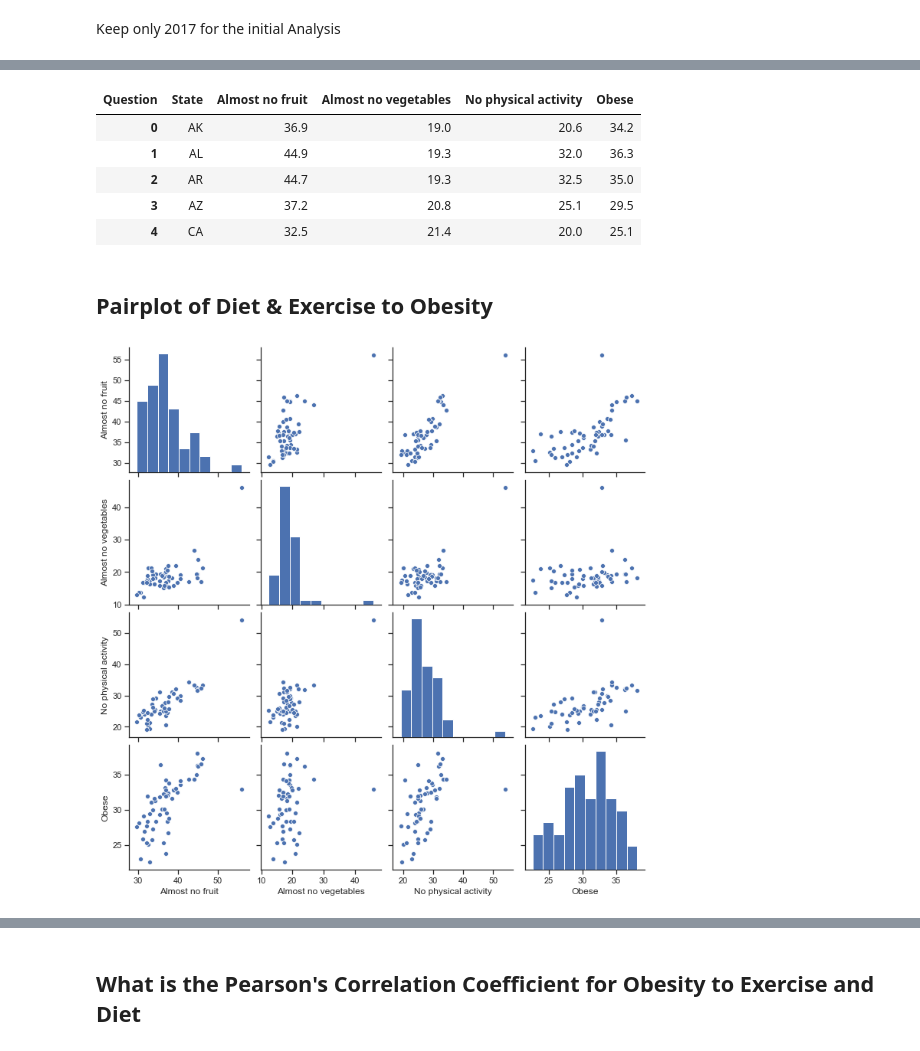
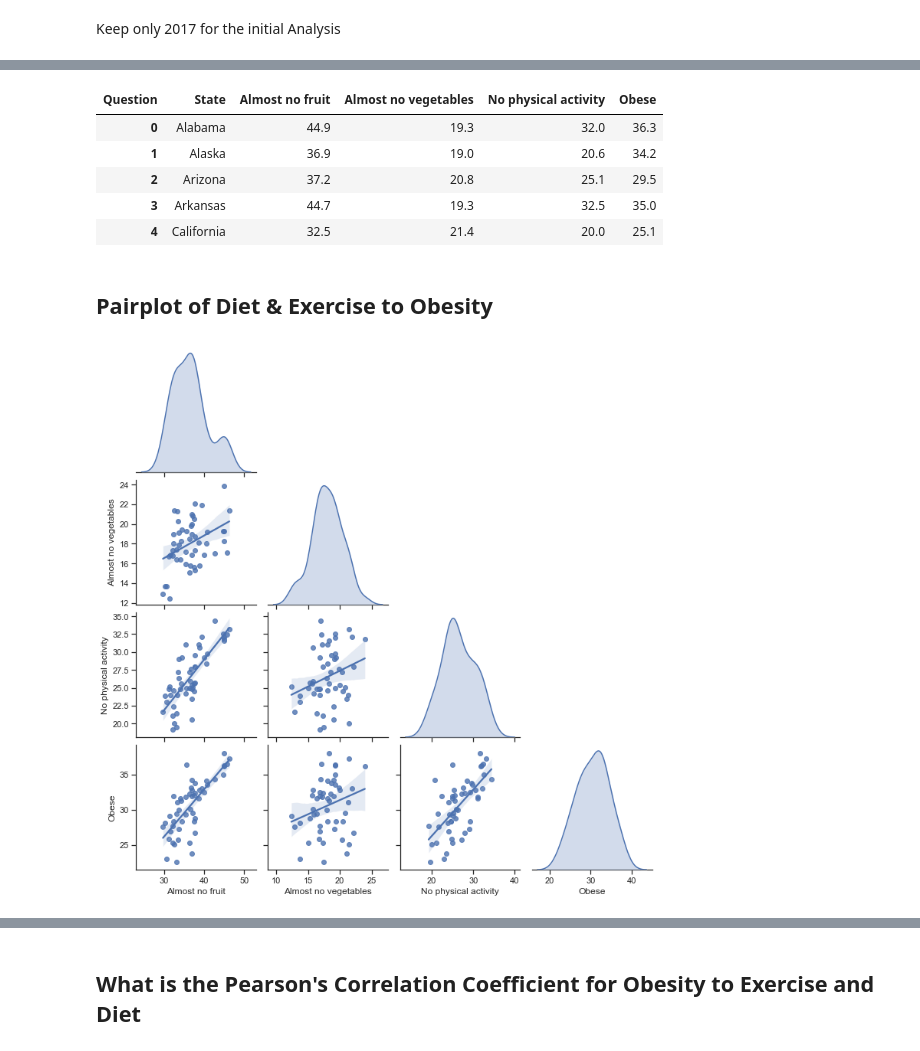
Before and after one commit to DimitriKourouniotis/Capstone-2, a Jupyter notebook: Capstone 2.ipynb, the cells around one changed output, grey strips where cells are left out. Cells and saved outputs as stored; diff of their text form; code cells hidden in the pictures.

```diff
--- a/Capstone 2.ipynb
+++ b/Capstone 2.ipynb
@@ -527,0 +663,3 @@ dtype: int64
+# %%
+#Remove field
+df_2011_18_regions = df_2011_18_regions.drop('LocationDesc', axis=1)
@@ -535,5 +675,4 @@ dct = {
     'Percent of adults who report consuming vegetables less than one time daily':'Almost no vegetables'
 }
 
-df_2011_18['Question'] = df_2011_18['Question'].replace(dct)
-df_2011_18
+df_2011_18_regions['Question'] = df_2011_18_regions['Question'].replace(dct)
@@ -556,7 +681,9 @@ df_2011_18
 # %% [markdown]
 Keep only 2017 for the initial Analysis
 # %%
-df_2017=df_2011_18[df_2011_18.Year.isin([2017])]
-df_2017=df_2017.rename(columns={"StratificationCategory1": "Category", "Stratification1": "Demographic","LocationAbbr":"State","Data_Value":"Data"})
-df_2017.head(5)
+#Filter for only 2017 data
+df_2017_regions=df_2011_18_regions[df_2011_18_regions.Year.isin([2017])]
+#rename fields
+df_2017_regions=df_2017_regions.rename(columns={"StratificationCategory1": "Category", "Stratification1": "Demographic","LocationAbbr":"Abbr","Data_Value":"Data"})
+df_2017_regions.head(5)
 # %% [output]
@@ -568,0 +696,7 @@ df_2017.head(5)
+# %%
+## Keep Totals
+df_total= df_2017_regions.query('Category=="Total"')
+
+#Keep only needed columns 'State'
+df_total_State= df_total[['Question','Data','State']]
+df_total_State
@@ -569,29 +717,23 @@ df_2017.head(5)
 # %%
-## Keep Totals
-df_total= df_2017.query('Category=="Total"')
-
-#Keep only needed columns 'State'
-df_total_State= df_total[['State','Question','Data']]
-
 #Pivot by Question for analysis
-df_total_State =df_total_State=df_total_State.pivot(index='State',columns='Question', values='Data').reset_index()
+df_total_State =df_total_State= df_total_State.pivot(index='State',columns='Question', values='Data').reset_index()
 
 #Removing the column Overweight
 df_total_State.drop(['Overweight'],axis=1,inplace=True)
 
 #Removing the rows with NA
 df_total_State = df_total_State.dropna()
 df_total_State.head(5)
 # %% [output]
 | Question | State | Almost no fruit | Almost no vegetables | No physical activity | Obese |
-| 0 | AK | 36.9 | 19.0 | 20.6 | 34.2 |
-| 1 | AL | 44.9 | 19.3 | 32.0 | 36.3 |
-| 2 | AR | 44.7 | 19.3 | 32.5 | 35.0 |
-| 3 | AZ | 37.2 | 20.8 | 25.1 | 29.5 |
-| 4 | CA | 32.5 | 21.4 | 20.0 | 25.1 |
+| 0 | Alabama | 44.9 | 19.3 | 32.0 | 36.3 |
+| 1 | Alaska | 36.9 | 19.0 | 20.6 | 34.2 |
+| 2 | Arizona | 37.2 | 20.8 | 25.1 | 29.5 |
+| 3 | Arkansas | 44.7 | 19.3 | 32.5 | 35.0 |
+| 4 | California | 32.5 | 21.4 | 20.0 | 25.1 |
 # %% [markdown]
 ## Pairplot of Diet & Exercise to Obesity
 # %%
-g=sns.pairplot(df_total_State)
+g=sns.pairplot(df_total_State, corner=True, diag_kind="kde", kind="reg")
 # %% [output]
-[figure, old version]
+[figure, new version]
```
Also changed, not shown: parts of 65 cells of this notebook.
